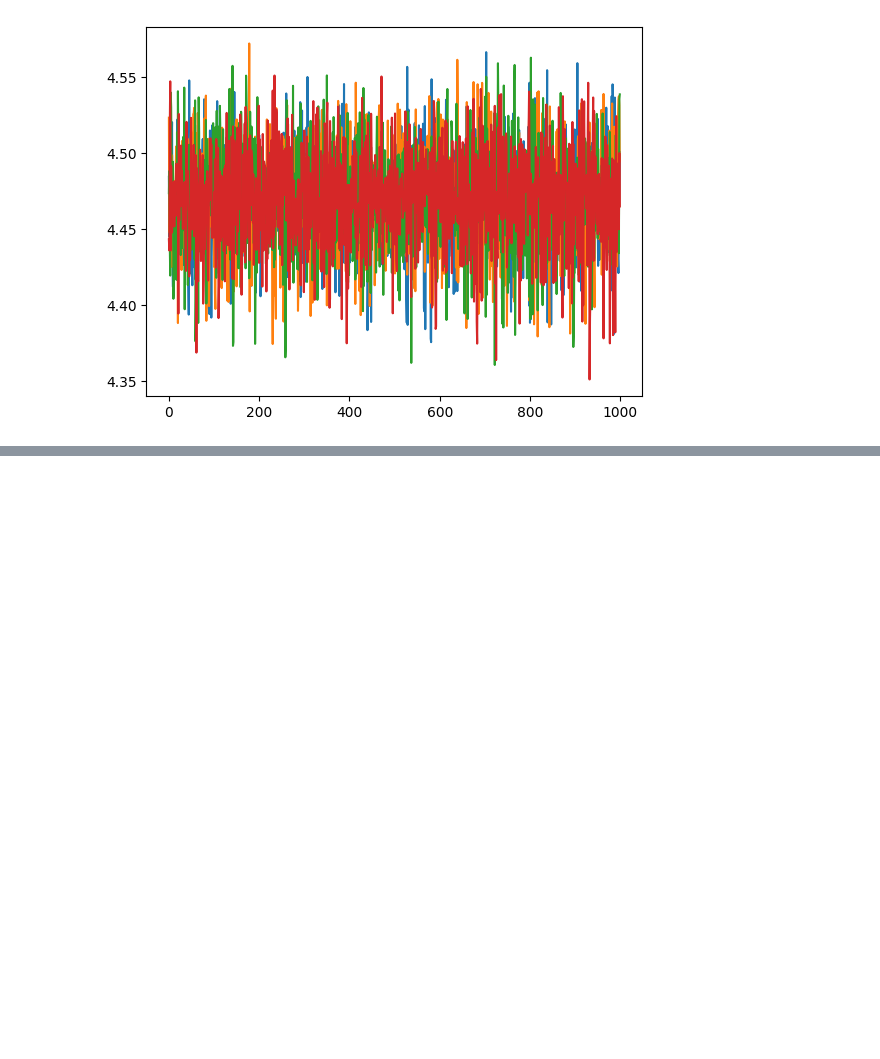
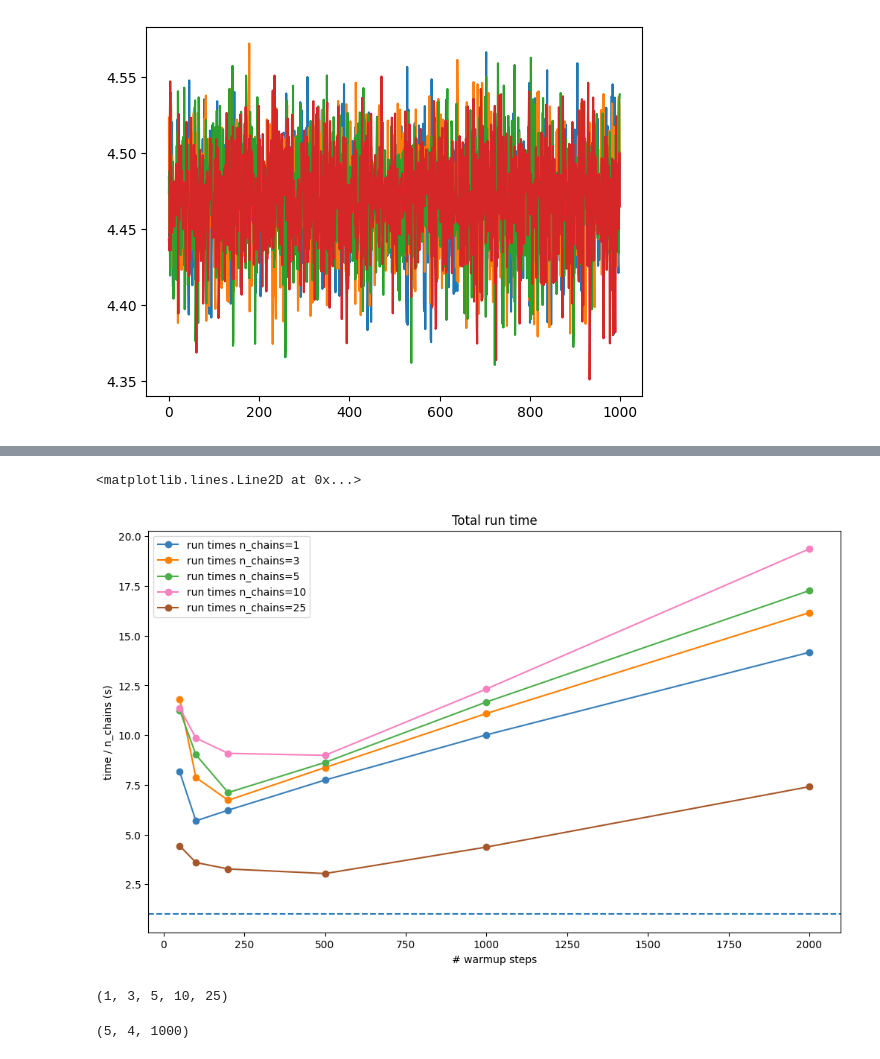
Before and after one commit to LSSTDESC/BPD, a Jupyter notebook: notebooks/NUTS-benchmark2.ipynb, the cells around one changed output, grey strips where cells are left out. Drawn from its saved outputs; the diff is of its cells as text; code cells hidden in the pictures; blank space fills up the shorter version.

```diff
--- a/notebooks/NUTS-benchmark2.ipynb
+++ b/notebooks/NUTS-benchmark2.ipynb
@@ -409,0 +466,32 @@ run_times =
+# %%
+## total runtime as a function of n_warmups
+plt.figure(figsize=(12,7))
+
+plt.title("Total run time")
+
+
+for ii, n_chains in enumerate(N_CHAINS):
+
+    wt = [ d[n_chains][n]['warmup_run_time'] / n_chains for n in N_WARMUPS]
+    rt = [ d[n_chains][n]['inference_run_time'] / n_chains for n in N_WARMUPS]
+    tt = [ w + r for w,r in zip(wt, rt)]
+    plt.plot(N_WARMUPS, tt, '-o', label=f'run times n_chains={n_chains}', color=CB_color_cycle[ii])
+
+
+plt.ylabel("time / n_chains (s)")
+plt.xlabel("# warmup steps")
+
+
+plt.legend()
+plt.axhline(1.0, linestyle='--')
+# %% [output]
+<matplotlib.lines.Line2D at 0x...>
+[figure, added]
+# %%
+N_CHAINS
+# %% [output]
+(1, 3, 5, 10, 25)
+# %%
+d[5][1000]['states'].position['f'].shape
+# %% [output]
+(5, 4, 1000)
```
Also changed, not shown: parts of 25 cells of this notebook.
